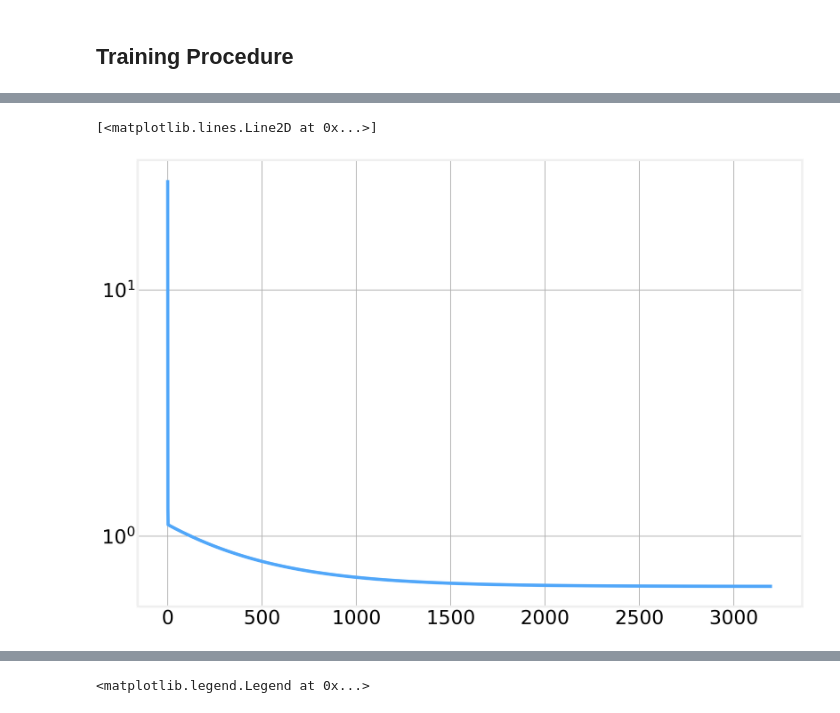
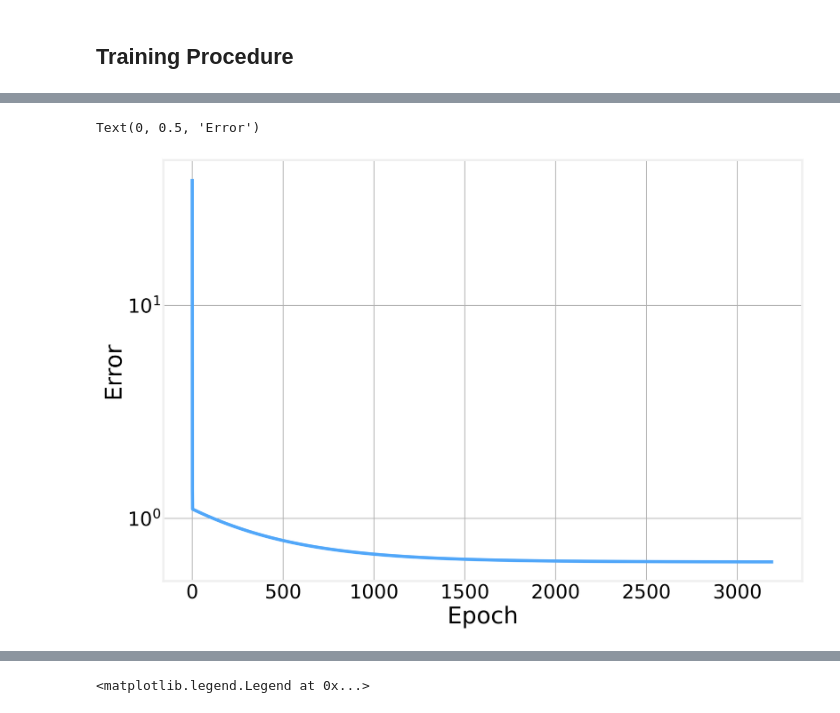
Before and after one commit to DataForScience/DeepLearning, a Jupyter notebook: 2. Linear Regression.ipynb, the cells around one changed output, grey strips where cells are left out. Drawn from its saved outputs; the diff is of its cells as text; code cells hidden in the pictures.

```diff
--- a/2. Linear Regression.ipynb
+++ b/2. Linear Regression.ipynb
@@ -171,8 +171,11 @@ print(count, J, err, weights.flatten())
-# %%
-plt.semilogy(Js)
-# %% [output]
-[<matplotlib.lines.Line2D at 0x...>]
-[figure, removed]
+# %%
+fig, ax = plt.subplots(1)
+ax.semilogy(Js)
+ax.set_xlabel('Epoch')
+ax.set_ylabel('Error')
+# %% [output]
+Text(0, 0.5, 'Error')
+[figure, added]
 # %%
 weights.flatten()
 # %% [output]
```
Also changed, not shown: parts of 5 cells of this notebook, 5 other files.
